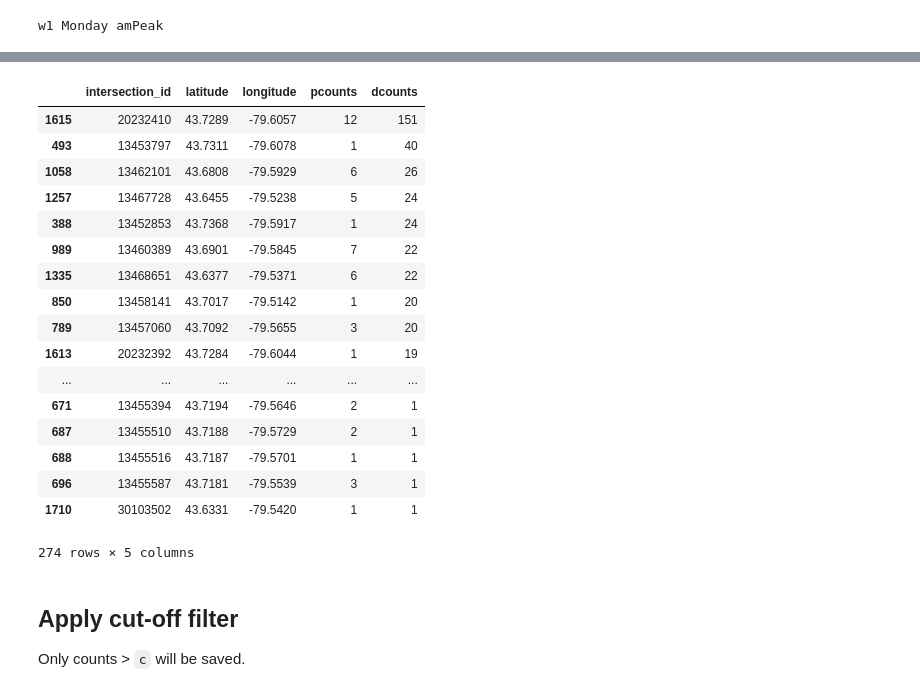
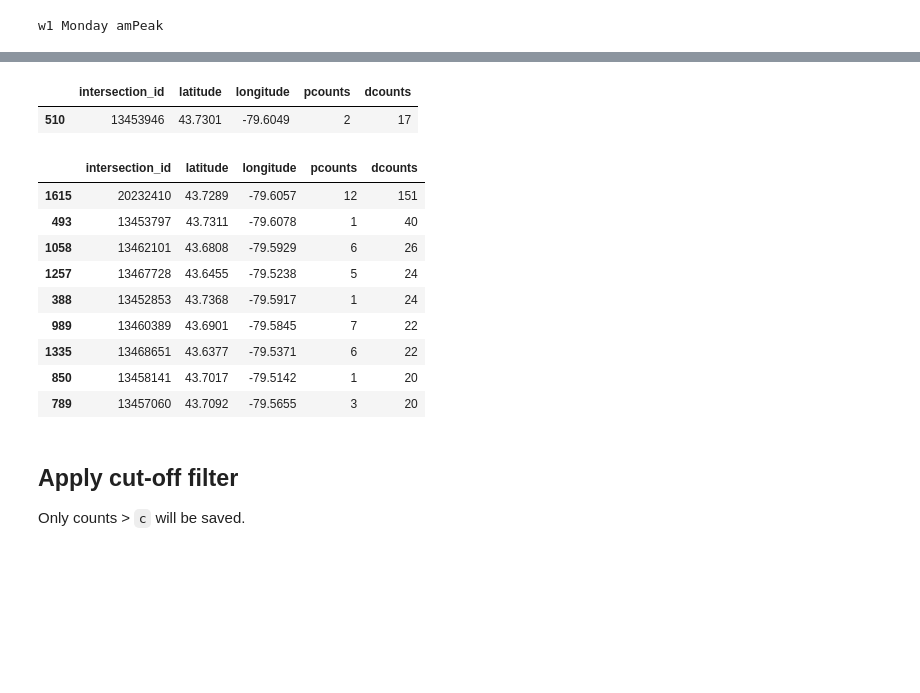
Before and after one commit to CityofToronto/bdit_cot-vfh, a Jupyter notebook: notebooks/create_pudo-geojson-mark-overlap_v1.ipynb, the cells around one changed output, grey strips where cells are left out. Cells and saved outputs as stored; diff of their text form; code cells hidden in the pictures; blank space fills up the shorter version.

```diff
--- a/notebooks/create_pudo-geojson-mark-overlap_v1.ipynb
+++ b/notebooks/create_pudo-geojson-mark-overlap_v1.ipynb
@@ -68,8 +66,8 @@ elif ward == 10:
 # %% [markdown]
 # Read PUDO data from csv file
 # %%
-# fname = '../../../Documents/PROJECTS/VFH/COT_PAGE/INTERIM_DATA/FROM_PGADMIN/all_pudo_mon.csv'
-fname = '~/Documents/PROJECTS/BDITTO/VFH/DATA_STORY/DATA/from_pgAdmin/all_pudo_mon.csv'
+fname = '../../../Documents/PROJECTS/VFH/COT_PAGE/INTERIM_DATA/FROM_PGADMIN/all_pudo_mon.csv'
+# fname = '~/Documents/PROJECTS/BDITTO/VFH/DATA_STORY/DATA/from_pgAdmin/all_pudo_mon.csv'
 
 df = pd.read_csv(fname)
 
@@ -525,24 +637,22 @@ df_do_layer.head(5)
+# %%
+this_id=13453946
+df_pudo_layer.loc[df_pudo_layer['intersection_id']==this_id]
+# %% [output]
+|  | intersection_id | latitude | longitude | pcounts | dcounts |
+| 510 | 13453946 | 43.7301 | -79.6049 | 2 | 17 |
 # %%
-df_pudo_layer.sort_values('dcounts',ascending=False)
+df_pudo_layer.sort_values('dcounts',ascending=False).head(9)
 # %% [output]
 |  | intersection_id | latitude | longitude | pcounts | dcounts |
 | 1615 | 20232410 | 43.7289 | -79.6057 | 12 | 151 |
 | 493 | 13453797 | 43.7311 | -79.6078 | 1 | 40 |
 | 1058 | 13462101 | 43.6808 | -79.5929 | 6 | 26 |
 | 1257 | 13467728 | 43.6455 | -79.5238 | 5 | 24 |
 | 388 | 13452853 | 43.7368 | -79.5917 | 1 | 24 |
 | 989 | 13460389 | 43.6901 | -79.5845 | 7 | 22 |
 | 1335 | 13468651 | 43.6377 | -79.5371 | 6 | 22 |
 | 850 | 13458141 | 43.7017 | -79.5142 | 1 | 20 |
 | 789 | 13457060 | 43.7092 | -79.5655 | 3 | 20 |
-| 1613 | 20232392 | 43.7284 | -79.6044 | 1 | 19 |
-| ... | ... | ... | ... | ... | ... |
-| 671 | 13455394 | 43.7194 | -79.5646 | 2 | 1 |
-| 687 | 13455510 | 43.7188 | -79.5729 | 2 | 1 |
-| 688 | 13455516 | 43.7187 | -79.5701 | 1 | 1 |
-| 696 | 13455587 | 43.7181 | -79.5539 | 3 | 1 |
-| 1710 | 30103502 | 43.6331 | -79.5420 | 1 | 1 |
-274 rows × 5 columns
 # %% [markdown]
 ## Apply cut-off filter
 Only counts > `c` will be saved.
```
Also changed, not shown: parts of 30 cells of this notebook.
